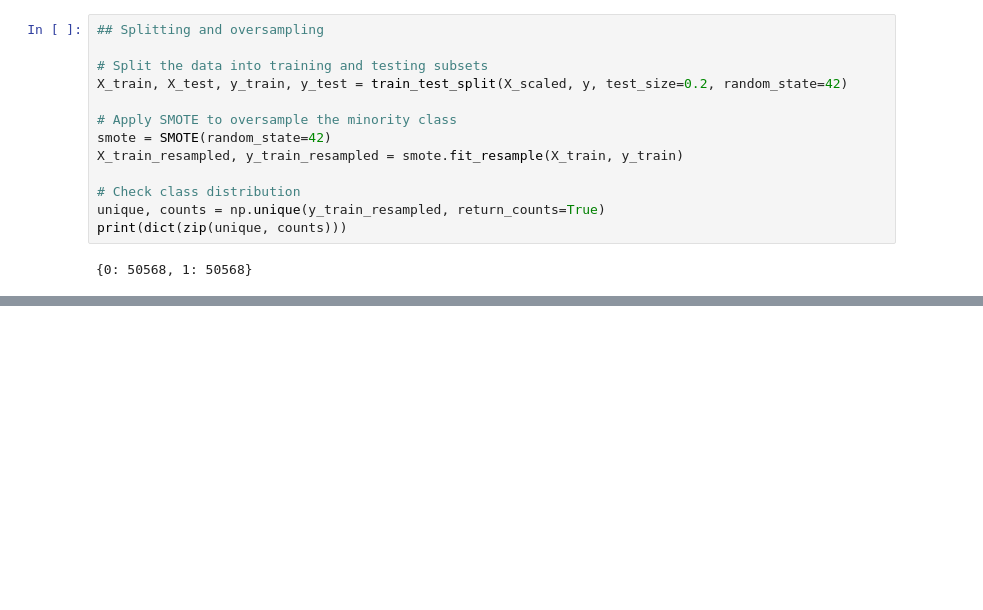
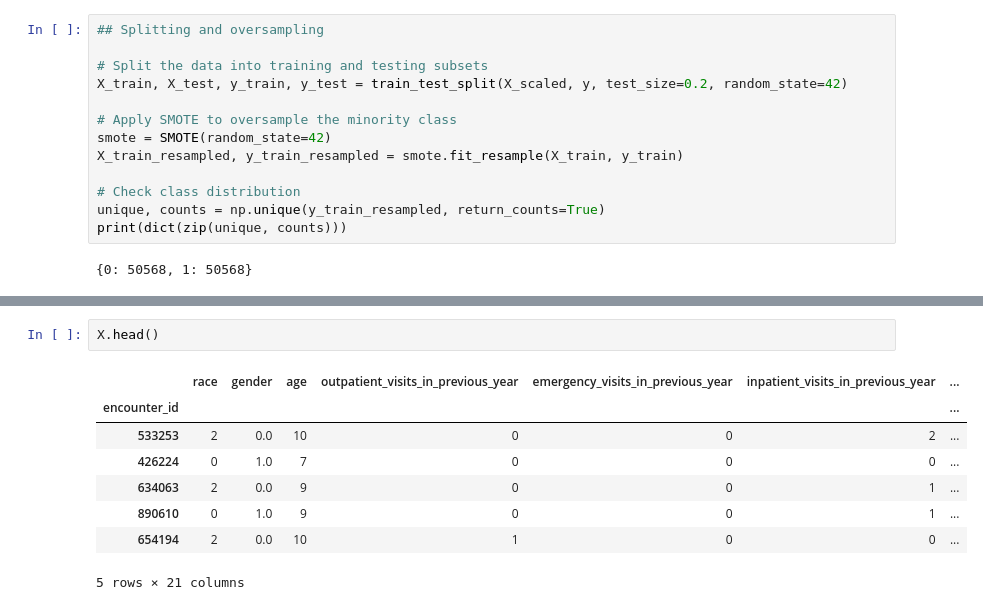
Before and after one commit to MaximilianLae/ML_Hospital_Readmissions, a Jupyter notebook: Project_Better.ipynb, the cells around one changed output, grey strips where cells are left out. Cells and saved outputs as stored; diff of their text form; blank space fills up the shorter version.

```diff
--- a/Project_Better.ipynb
+++ b/Project_Better.ipynb
@@ -481,0 +507,11 @@ F1 Score: 0.04730139478471801
+# %%
+X.head()
+# %% [output]
+|  | race | gender | age | outpatient_visits_in_previous_year | emergency_visits_in_previous_year | inpatient_visits_in_previous_year | ... |
+| encounter_id |  |  |  |  |  |  | ... |
+| 533253 | 2 | 0.0 | 10 | 0 | 0 | 2 | ... |
+| 426224 | 0 | 1.0 | 7 | 0 | 0 | 0 | ... |
+| 634063 | 2 | 0.0 | 9 | 0 | 0 | 1 | ... |
+| 890610 | 0 | 1.0 | 9 | 0 | 0 | 1 | ... |
+| 654194 | 2 | 0.0 | 10 | 1 | 0 | 0 | ... |
+5 rows × 21 columns
```
Also changed, not shown: parts of 14 cells of this notebook.
